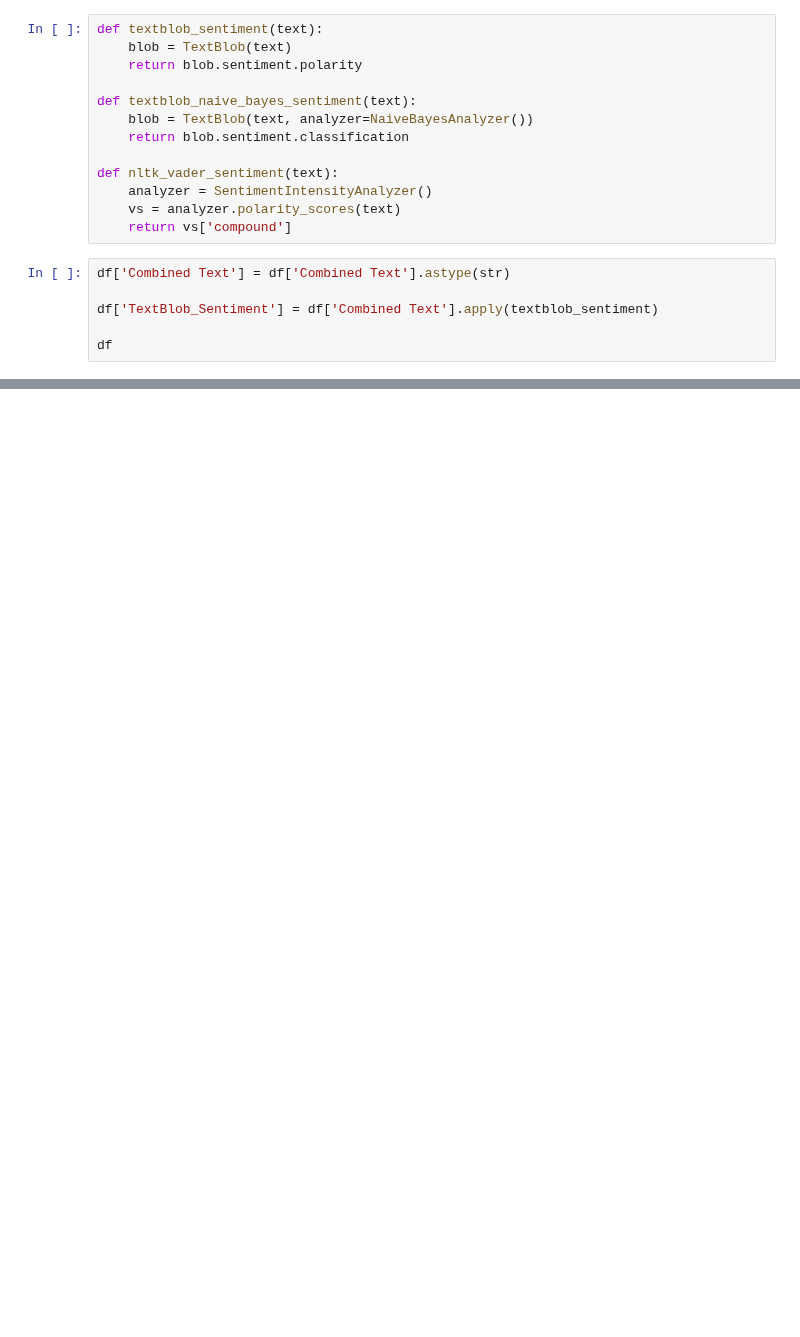
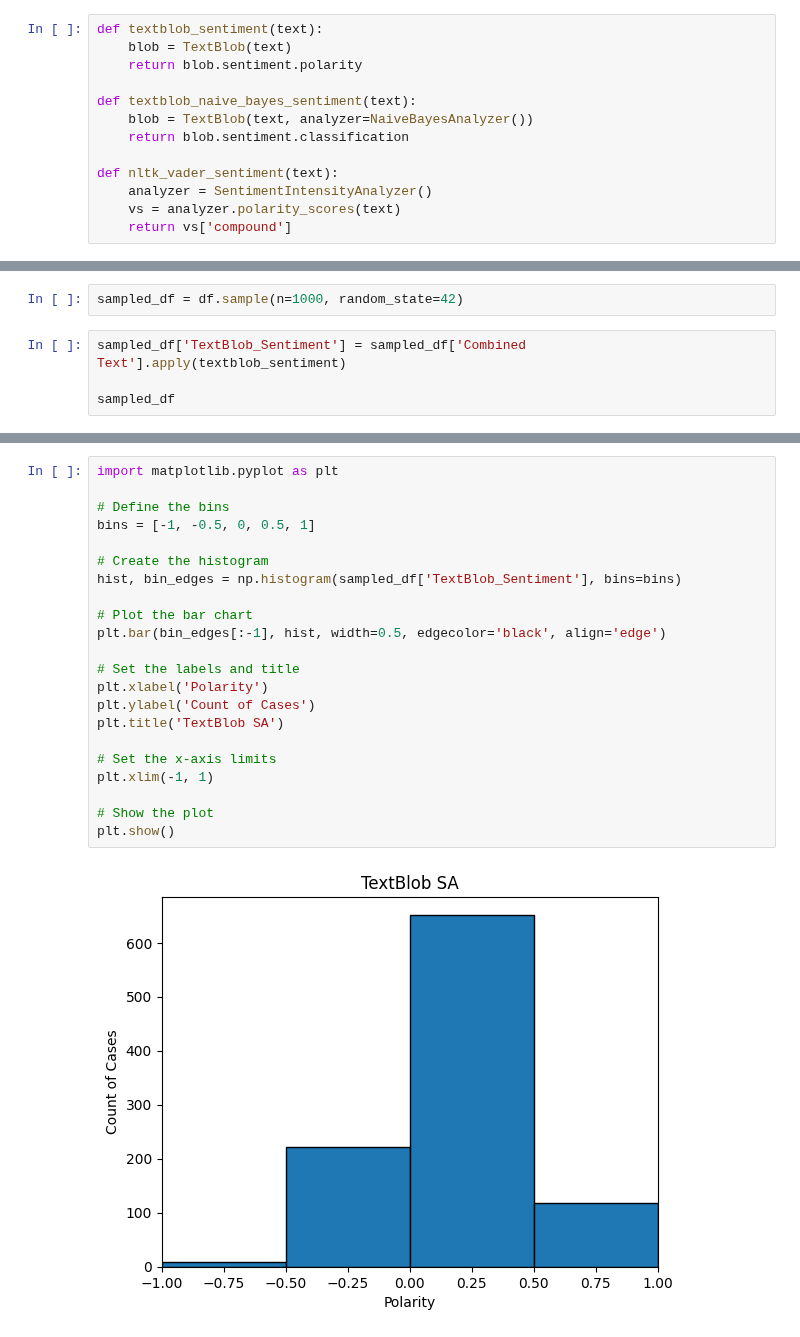
Before and after one commit to wd686/InkSightAnalyzer, a Jupyter notebook: SA [Wudi].ipynb, the cells around one changed output, grey strips where cells are left out. Drawn from its saved outputs; the diff is of its cells as text; blank space fills up the shorter version.

```diff
--- a/SA [Wudi].ipynb
+++ b/SA [Wudi].ipynb
@@ -68,9 +33,3 @@ def nltk_vader_sentiment(text):
     analyzer = SentimentIntensityAnalyzer()
     vs = analyzer.polarity_scores(text)
     return vs['compound']
-# %%
-df['Combined Text'] = df['Combined Text'].astype(str)
-
-df['TextBlob_Sentiment'] = df['Combined Text'].apply(textblob_sentiment)
-
-df
@@ -90,0 +36,6 @@ df
+# %%
+sampled_df = df.sample(n=1000, random_state=42)
+# %%
+sampled_df['TextBlob_Sentiment'] = sampled_df['Combined Text'].apply(textblob_sentiment)
+
+sampled_df
@@ -91 +56,25 @@ df
+# %%
+import matplotlib.pyplot as plt
+
+# Define the bins
+bins = [-1, -0.5, 0, 0.5, 1]
+
+# Create the histogram
+hist, bin_edges = np.histogram(sampled_df['TextBlob_Sentiment'], bins=bins)
+
+# Plot the bar chart
+plt.bar(bin_edges[:-1], hist, width=0.5, edgecolor='black', align='edge')
+
+# Set the labels and title
+plt.xlabel('Polarity')
+plt.ylabel('Count of Cases')
+plt.title('TextBlob SA')
+
+# Set the x-axis limits
+plt.xlim(-1, 1)
+
+# Show the plot
+plt.show()
+# %% [output]
+[figure, added]
 # %%
```
Also changed, not shown: parts of 11 cells of this notebook.
